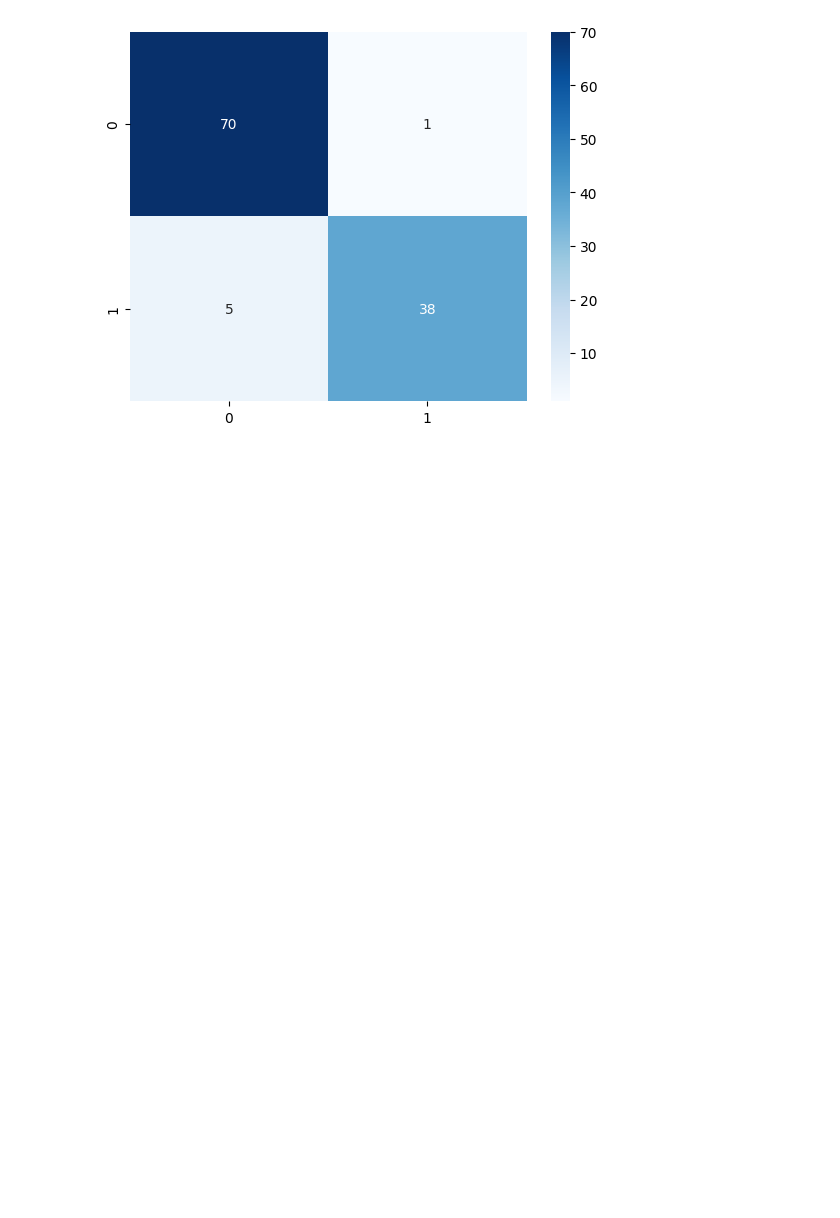
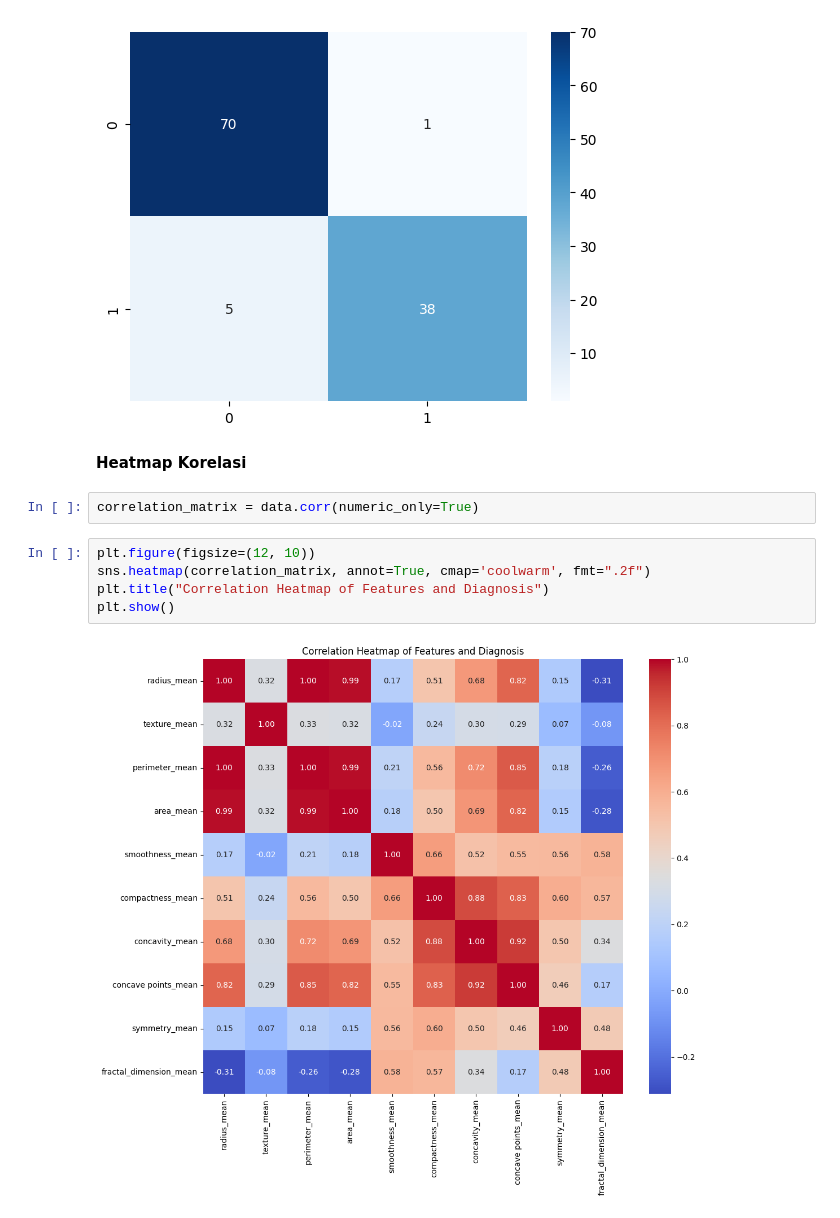
Before and after one commit to dindahanifa/mechine_learning, a Jupyter notebook: Breast_Cancer_Wisconsin.ipynb, the cells around one changed output. Cells and saved outputs as stored; diff of their text form; blank space fills up the shorter version.

```diff
--- a/Breast_Cancer_Wisconsin.ipynb
+++ b/Breast_Cancer_Wisconsin.ipynb
@@ -173,3 +173,14 @@ Classification Report:
 weighted avg       0.95      0.95      0.95       114
 <Axes: >
 [figure]
+# %% [markdown]
+**Heatmap Korelasi**
+# %%
+correlation_matrix = data.corr(numeric_only=True)
+# %%
+plt.figure(figsize=(12, 10))
+sns.heatmap(correlation_matrix, annot=True, cmap='coolwarm', fmt=".2f")
+plt.title("Correlation Heatmap of Features and Diagnosis")
+plt.show()
+# %% [output]
+[figure, added]
```
Also changed, not shown: parts of 3 cells of this notebook.
